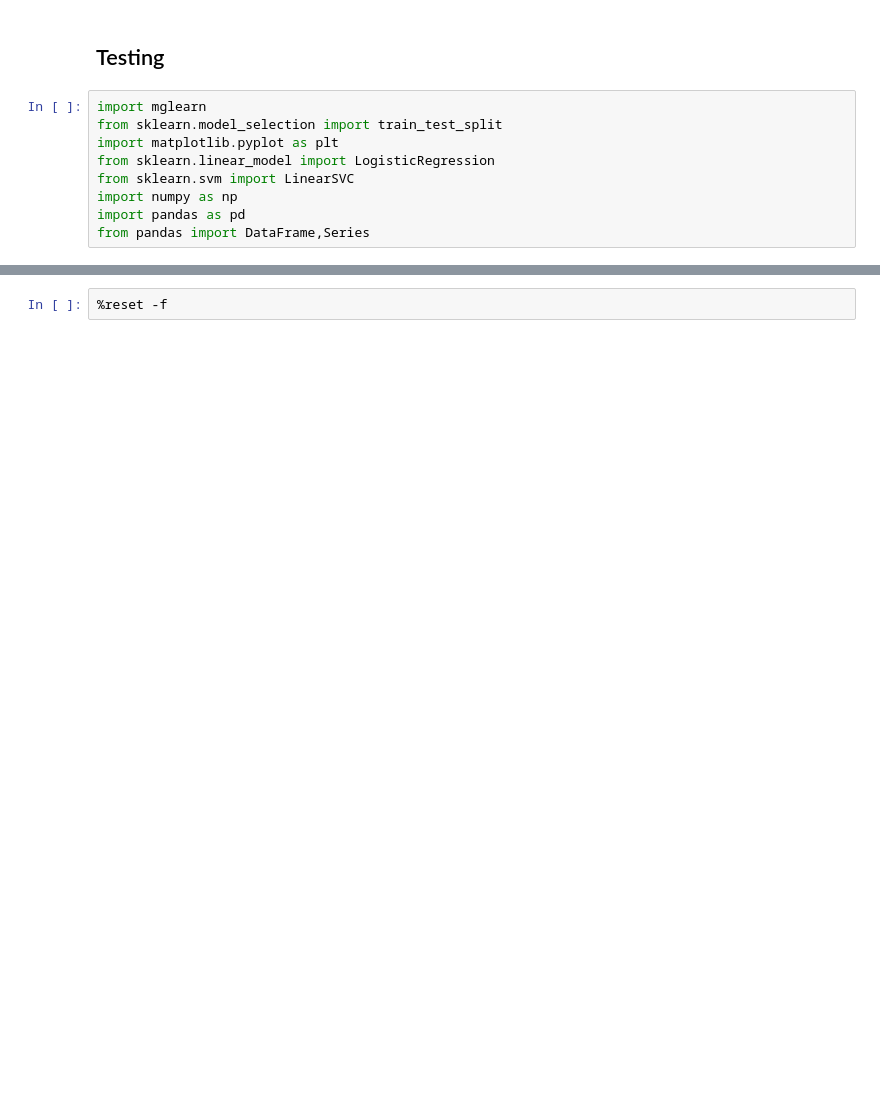
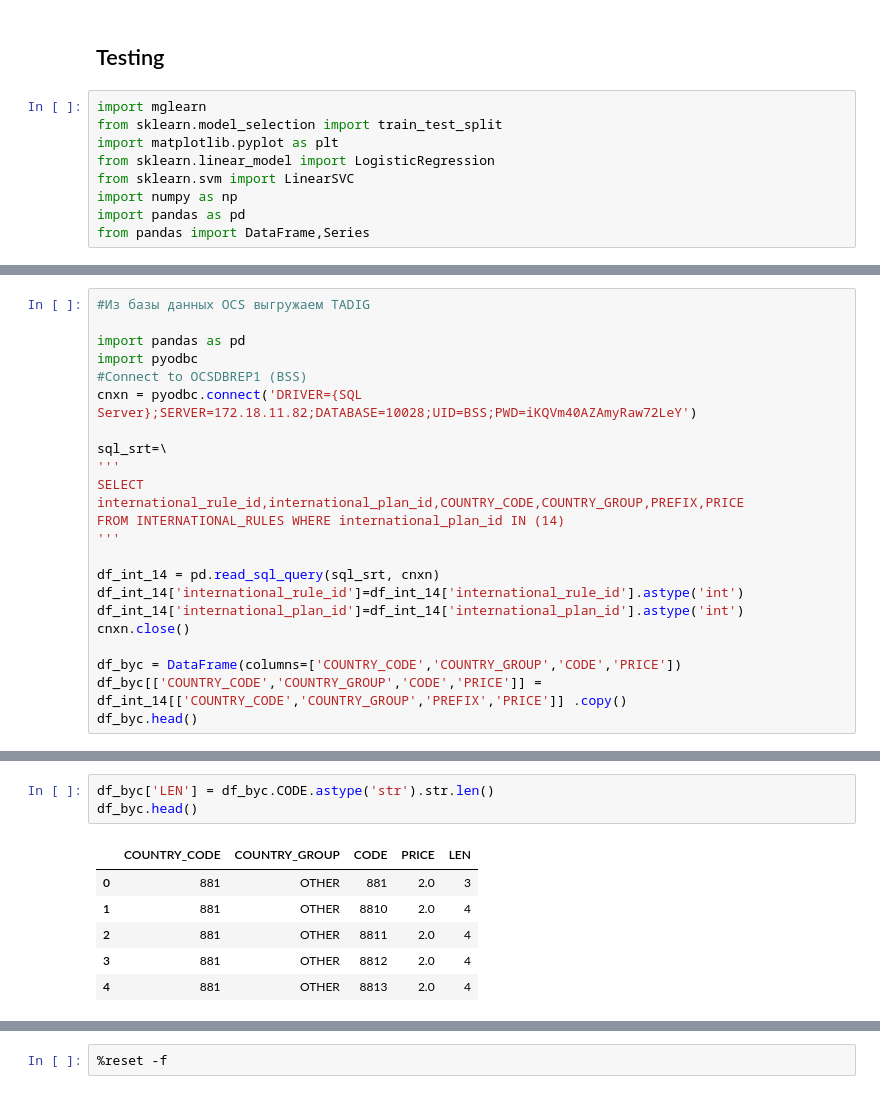
Before and after one commit to balobinp/RB_BD, a Jupyter notebook: RB_Desctop_Python3.ipynb, the cells around one changed output, grey strips where cells are left out. Drawn from its saved outputs; the diff is of its cells as text; blank space fills up the shorter version.

```diff
--- a/RB_Desctop_Python3.ipynb
+++ b/RB_Desctop_Python3.ipynb
@@ -565,0 +589,23 @@ DataFrame({'name':['Alarm Description','NOC Procedures'],'link':['l1','l2']}).to
+# %%
+#Из базы данных OCS выгружаем TADIG
+
+import pandas as pd
+import pyodbc
+#Connect to OCSDBREP1 (BSS)
+cnxn = pyodbc.connect('DRIVER={SQL Server};SERVER=172.18.11.82;DATABASE=10028;UID=BSS;PWD=iKQVm40AZAmyRaw72LeY')
+
+sql_srt=\
+'''
+SELECT
+international_rule_id,international_plan_id,COUNTRY_CODE,COUNTRY_GROUP,PREFIX,PRICE
+FROM INTERNATIONAL_RULES WHERE international_plan_id IN (14)
+'''
+
+df_int_14 = pd.read_sql_query(sql_srt, cnxn)
+df_int_14['international_rule_id']=df_int_14['international_rule_id'].astype('int')
+df_int_14['international_plan_id']=df_int_14['international_plan_id'].astype('int')
+cnxn.close()
+
+df_byc = DataFrame(columns=['COUNTRY_CODE','COUNTRY_GROUP','CODE','PRICE'])
+df_byc[['COUNTRY_CODE','COUNTRY_GROUP','CODE','PRICE']] = df_int_14[['COUNTRY_CODE','COUNTRY_GROUP','PREFIX','PRICE']] .copy()
+df_byc.head()
@@ -565,0 +619,10 @@ DataFrame({'name':['Alarm Description','NOC Procedures'],'link':['l1','l2']}).to
+# %%
+df_byc['LEN'] = df_byc.CODE.astype('str').str.len()
+df_byc.head()
+# %% [output]
+|  | COUNTRY_CODE | COUNTRY_GROUP | CODE | PRICE | LEN |
+| 0 | 881 | OTHER | 881 | 2.0 | 3 |
+| 1 | 881 | OTHER | 8810 | 2.0 | 4 |
+| 2 | 881 | OTHER | 8811 | 2.0 | 4 |
+| 3 | 881 | OTHER | 8812 | 2.0 | 4 |
+| 4 | 881 | OTHER | 8813 | 2.0 | 4 |
```
Also changed, not shown: parts of 34 cells of this notebook, 4 other files.
